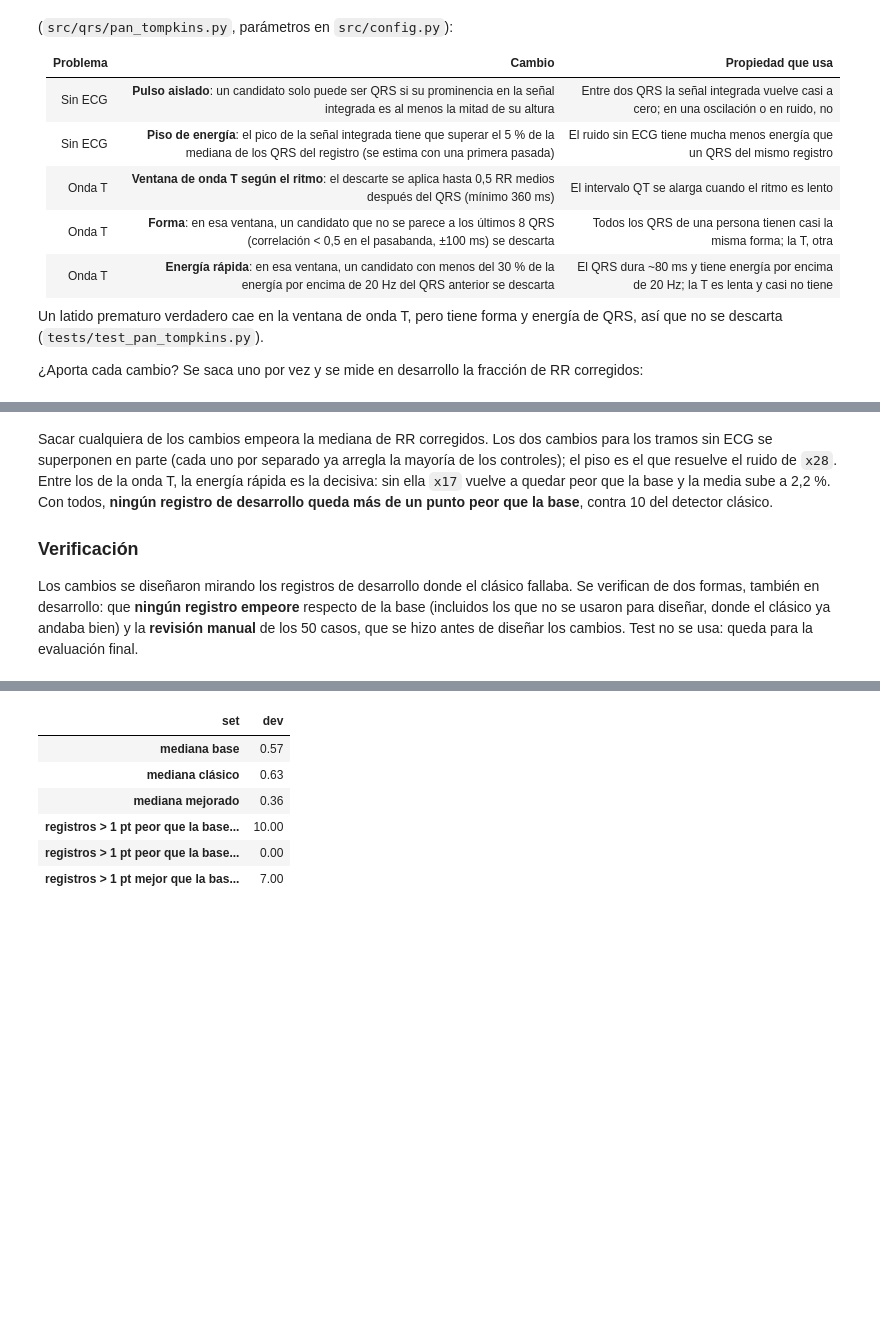
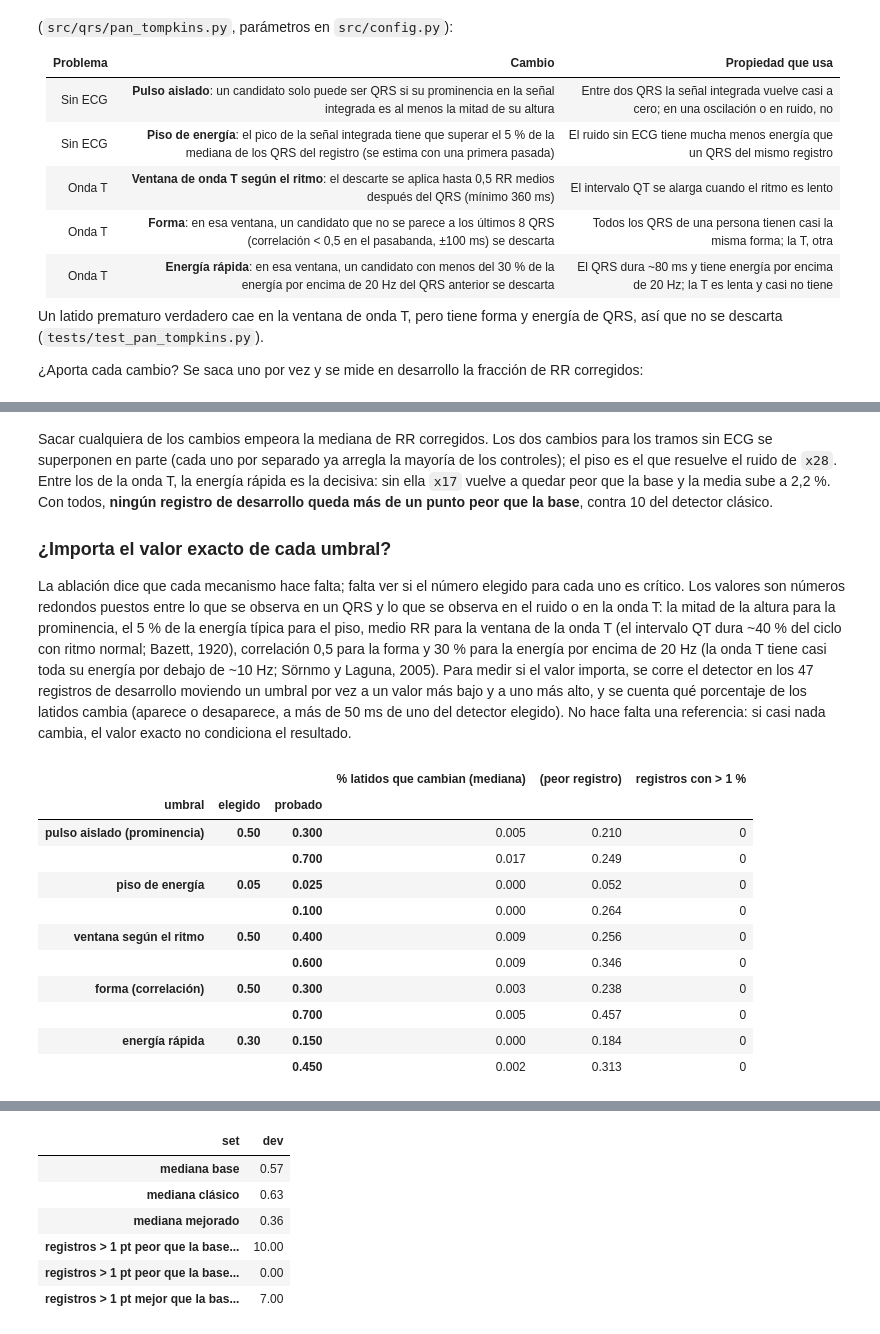
Before and after one commit to afrateitba/PSIB2026Q2-TPS-Grupo08-Frate-Tenca-Weizman, a Jupyter notebook: notebooks/02_filtro_y_latidos.ipynb, the cells around one changed output, grey strips where cells are left out. Drawn from its saved outputs; the diff is of its cells as text; code cells hidden in the pictures; blank space fills up the shorter version.

```diff
--- a/notebooks/02_filtro_y_latidos.ipynb
+++ b/notebooks/02_filtro_y_latidos.ipynb
@@ -368,6 +368,47 @@ tabla.loc[["base", "clásico", *VARIANTES]].round(2)
 # %% [markdown]
 Sacar cualquiera de los cambios empeora la mediana de RR corregidos. Los dos cambios para los tramos sin ECG se superponen en parte (cada uno por separado ya arregla la mayoría de los controles); el piso es el que resuelve el ruido de `x28`. Entre los de la onda T, la energía rápida es la decisiva: sin ella `x17` vuelve a quedar peor que la base y la media sube a 2,2 %. Con todos, **ningún registro de desarrollo queda más de un punto peor que la base**, contra 10 del detector clásico.
 
-### Verificación
+### ¿Importa el valor exacto de cada umbral?
 
-Los cambios se diseñaron mirando los registros de desarrollo donde el clásico fallaba. Se verifican de dos formas, también en desarrollo: que **ningún registro empeore** respecto de la base (incluidos los que no se usaron para diseñar, donde el clásico ya andaba bien) y la **revisión manual** de los 50 casos, que se hizo antes de diseñar los cambios. Test no se usa: queda para la evaluación final.
+La ablación dice que cada mecanismo hace falta; falta ver si el número elegido para cada uno es crítico. Los valores son números redondos puestos entre lo que se observa en un QRS y lo que se observa en el ruido o en la onda T: la mitad de la altura para la prominencia, el 5 % de la energía típica para el piso, medio RR para la ventana de la onda T (el intervalo QT dura ~40 % del ciclo con ritmo normal; Bazett, 1920), correlación 0,5 para la forma y 30 % para la energía por encima de 20 Hz (la onda T tiene casi toda su energía por debajo de ~10 Hz; Sörnmo y Laguna, 2005). Para medir si el valor importa, se corre el detector en los 47 registros de desarrollo moviendo un umbral por vez a un valor más bajo y a uno más alto, y se cuenta qué porcentaje de los latidos cambia (aparece o desaparece, a más de 50 ms de uno del detector elegido). No hace falta una referencia: si casi nada cambia, el valor exacto no condiciona el resultado.
+# %%
+SENS = {"QRS_PROMINENCE_MIN": (0.3, 0.7), "QRS_FLOOR_FRAC": (0.025, 0.1), "QRS_TWAVE_RR_FRAC": (0.4, 0.6),
+        "QRS_TEMPLATE_CORR_MIN": (0.3, 0.7), "QRS_HF_RATIO_MIN": (0.15, 0.45)}
+NOMBRE_U = {"QRS_PROMINENCE_MIN": "pulso aislado (prominencia)", "QRS_FLOOR_FRAC": "piso de energía",
+            "QRS_TWAVE_RR_FRAC": "ventana según el ritmo", "QRS_TEMPLATE_CORR_MIN": "forma (correlación)",
+            "QRS_HF_RATIO_MIN": "energía rápida"}
+
+def sensibilidad(rec):
+    ecg, fs = load_ecg(rec)
+    x = apply_zero_phase(ecg, design_bandpass(fs, *ECG_FILTER))
+    for k, v in DEFECTO.items():
+        setattr(pt_mod, k, v)
+    ref = detect_r_peaks(x, fs)
+    filas = []
+    for k, valores in SENS.items():
+        for v in valores:
+            setattr(pt_mod, k, v)
+            r = validate_against_reference(detect_r_peaks(x, fs), ref, fs, 0.05)
+            filas.append({"umbral": NOMBRE_U[k], "elegido": DEFECTO[k], "probado": v, "record": rec,
+                          "cambio": 100 * (r["FP"] + r["FN"]) / len(ref)})
+            setattr(pt_mod, k, DEFECTO[k])
+    return filas
+
+with ProcessPoolExecutor(4) as ex:
+    sens = pd.DataFrame([f for fs_ in ex.map(sensibilidad, DEV) for f in fs_])
+(sens.groupby(["umbral", "elegido", "probado"], sort=False).cambio
+     .agg(**{"% latidos que cambian (mediana)": "median", "(peor registro)": "max",
+             "registros con > 1 %": lambda c: int((c > 1).sum())}).round(3))
+# %% [output]
+|  |  |  | % latidos que cambian (mediana) | (peor registro) | registros con > 1 % |
+| umbral | elegido | probado |  |  |  |
+| pulso aislado (prominencia) | 0.50 | 0.300 | 0.005 | 0.210 | 0 |
+|  |  | 0.700 | 0.017 | 0.249 | 0 |
+| piso de energía | 0.05 | 0.025 | 0.000 | 0.052 | 0 |
+|  |  | 0.100 | 0.000 | 0.264 | 0 |
+| ventana según el ritmo | 0.50 | 0.400 | 0.009 | 0.256 | 0 |
+|  |  | 0.600 | 0.009 | 0.346 | 0 |
+| forma (correlación) | 0.50 | 0.300 | 0.003 | 0.238 | 0 |
+|  |  | 0.700 | 0.005 | 0.457 | 0 |
+| energía rápida | 0.30 | 0.150 | 0.000 | 0.184 | 0 |
+|  |  | 0.450 | 0.002 | 0.313 | 0 |
```
Also changed, not shown: parts of 3 cells of this notebook, 28 other files.
